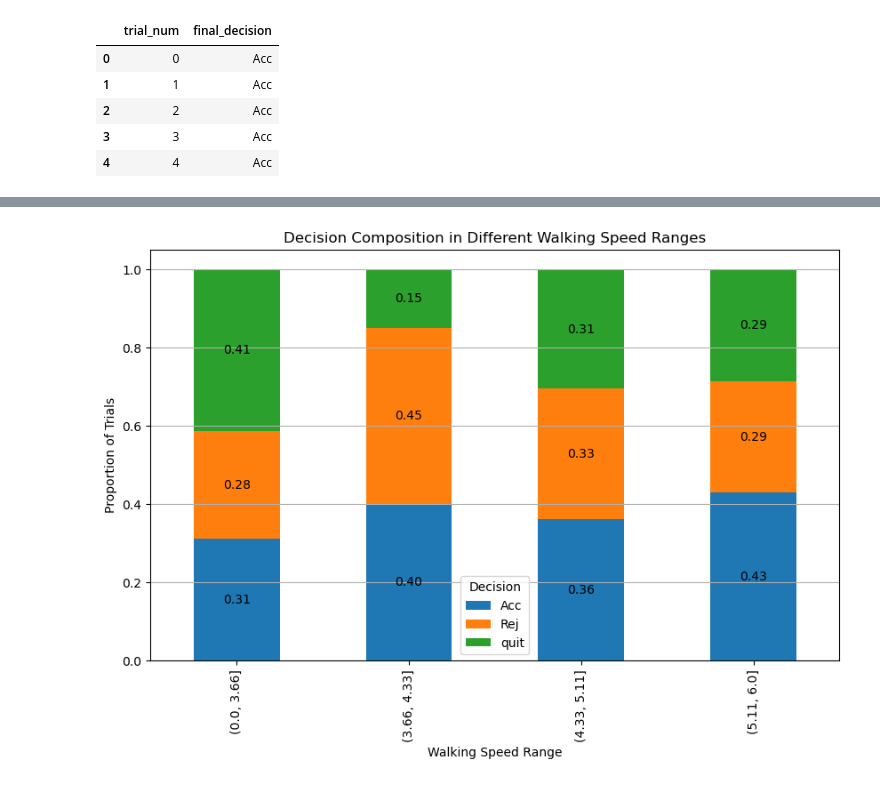
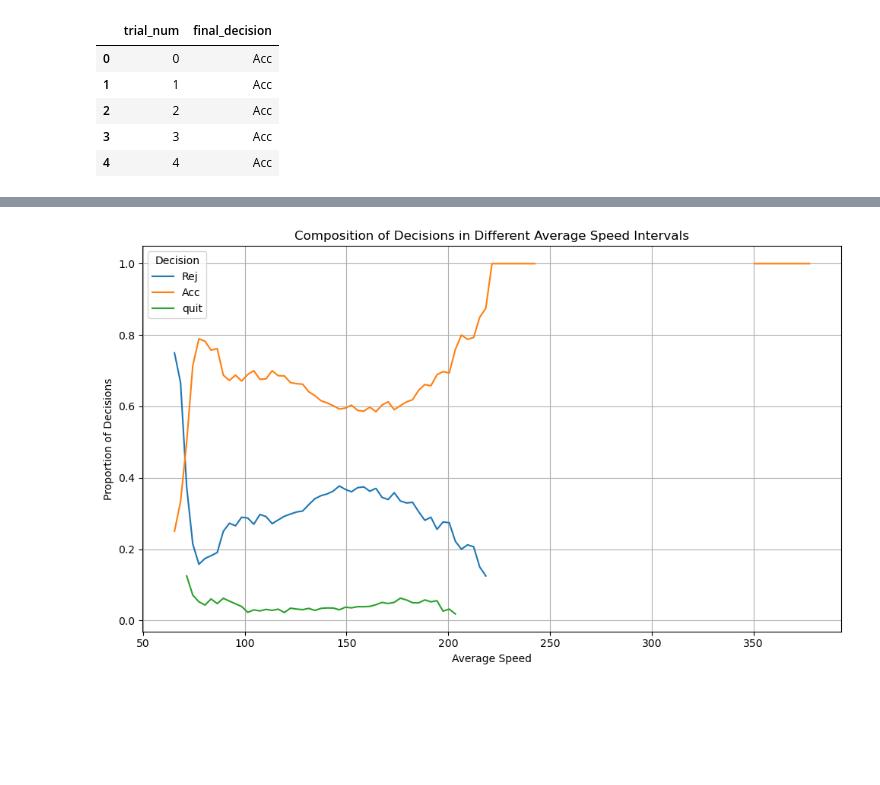
Before and after one commit to Yang2hang/RR_Pose_analysis, a Jupyter notebook: data_analysis/main.ipynb, the cells around one changed output, grey strips where cells are left out. Drawn from its saved outputs; the diff is of its cells as text; code cells hidden in the pictures; blank space fills up the shorter version.

```diff
--- a/data_analysis/main.ipynb
+++ b/data_analysis/main.ipynb
@@ -458,38 +470,0 @@ trial_data.head()
-# %%
-# Assuming trial_data is your DataFrame with columns 'trial_num', 'decision', and 'walking speed'
-trial_data = pd.DataFrame({
-    'trial_num': range(134),
-    'decision': np.random.choice(['Acc', 'Rej', 'quit'], 134),
-    'walking speed': np.random.uniform(3, 6, 134)
-})
-
-# Define walking speed bins
-speed_bins = [0, 3.66, 4.33, 5.11, 6]
-trial_data['speed_bin'] = pd.cut(trial_data['walking speed'], bins=speed_bins)
-
-# Group by speed_bin and decision
-grouped_data = trial_data.groupby(['speed_bin', 'decision']).size().unstack(fill_value=0)
-
-# Calculate proportions
-proportions = grouped_data.div(grouped_data.sum(axis=1), axis=0)
-
-# Plot the composition of decisions within each walking speed range
-ax = proportions.plot(kind='bar', stacked=True, figsize=(10, 6))
-
-# Annotate the bars with proportions
-for p in ax.patches:
-    width = p.get_width()
-    height = p.get_height()
-    x, y = p.get_xy()
-    if height > 0:  # Only annotate non-zero heights
-        ax.annotate(f'{height:.2f}', (x + width/2, y + height/2), ha='center', va='center')
-
-plt.xlabel('Walking Speed Range')
-plt.ylabel('Proportion of Trials')
-plt.title('Decision Composition in Different Walking Speed Ranges')
-plt.legend(title='Decision')
-plt.grid(axis='y')
-
-plt.show()
-# %% [output]
-[figure, removed]
@@ -495,0 +519,4 @@ plt.show()
+# %%
+plot_decision_composition(straight_walking_speed_profiles, window_size=30, step_size=3)
+# %% [output]
+[figure, added]
```
Also changed, not shown: parts of 10 cells of this notebook, 2 other files.
